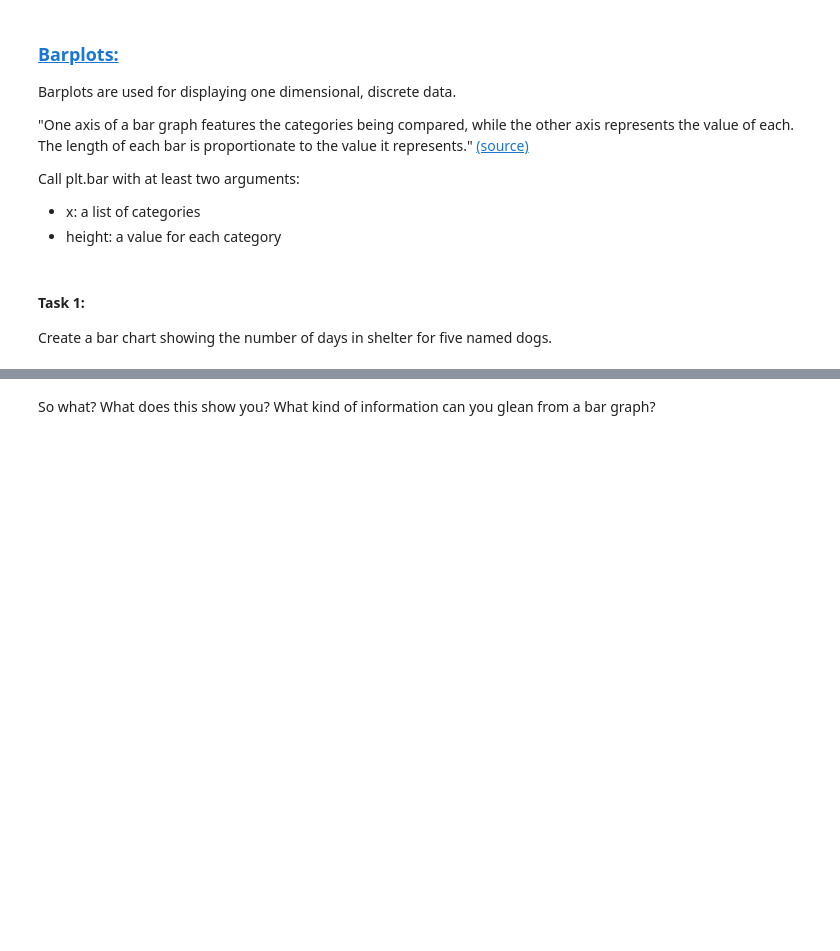
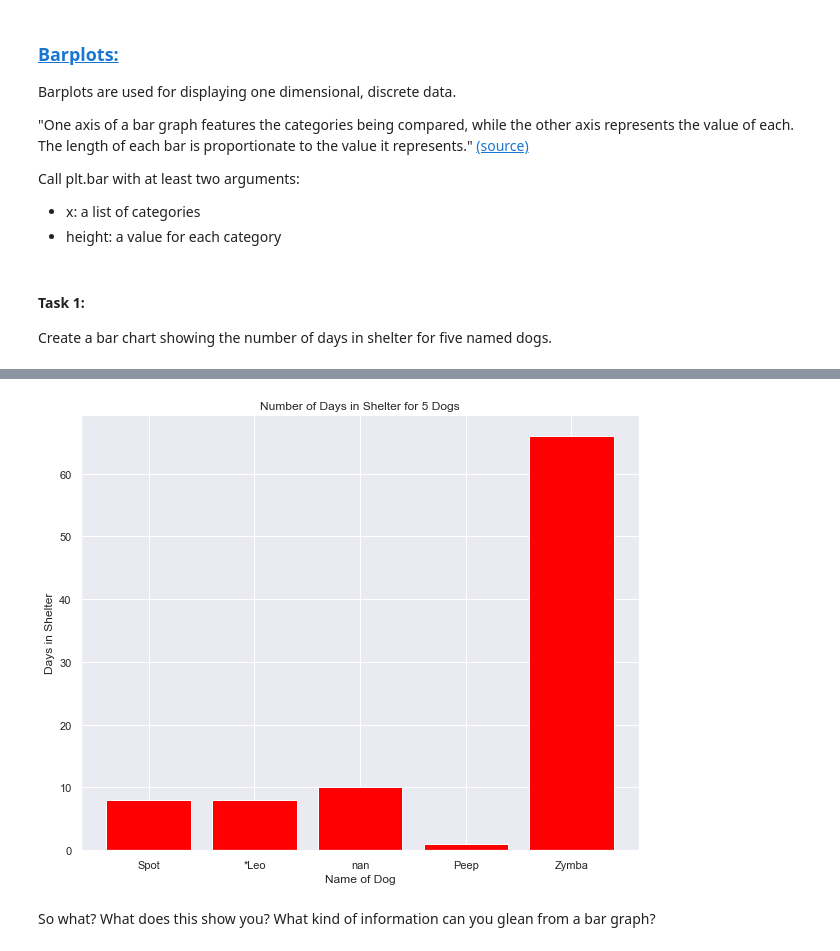
Before and after one commit to lindseyberlin/data-visualizations-matplotlib-seaborn_HTX-DS-111819, a Jupyter notebook: Code-Along_Matplotlib-and-Seaborn.ipynb, the cells around one changed output, grey strips where cells are left out. Cells and saved outputs as stored; diff of their text form; code cells hidden in the pictures; blank space fills up the shorter version.

```diff
--- a/Code-Along_Matplotlib-and-Seaborn.ipynb
+++ b/Code-Along_Matplotlib-and-Seaborn.ipynb
@@ -106,3 +127,15 @@ Create a bar chart showing the number of days in shelter for five named dogs.
+# %%
+# Okay, now improve/prettify your bar plot. Titles, labels, etc.
+plt.figure(figsize=(10,8))
+plt.bar(x, y, color="red")
+
+plt.ylabel("Days in Shelter")
+plt.xlabel("Name of Dog")
+plt.title("Number of Days in Shelter for 5 Dogs")
+
+plt.show()
+# %% [output]
+[figure, added]
 # %% [markdown]
 So what? What does this show you? What kind of information can you glean from a bar graph?
 # %% [markdown]
```
Also changed, not shown: parts of 23 cells of this notebook.
